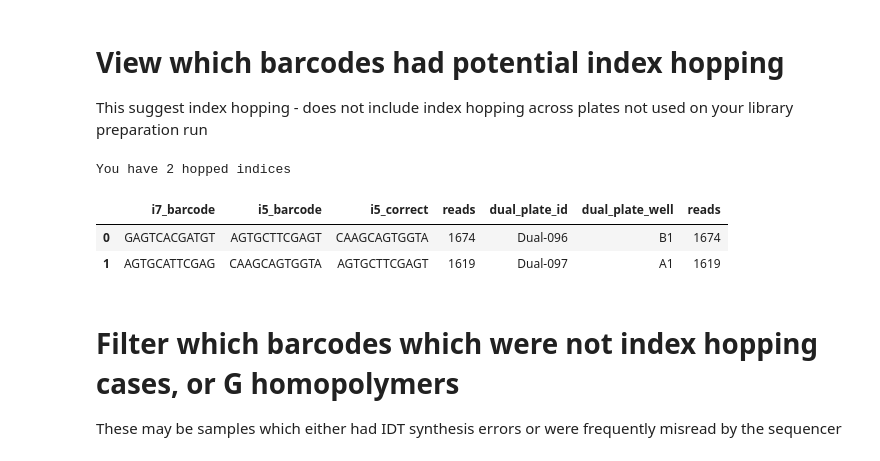
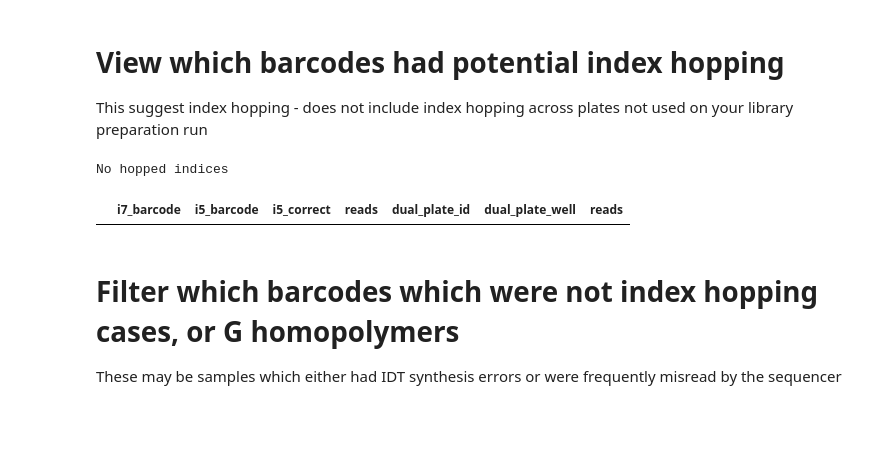
Before and after one commit to czbiohub/specialops, a Jupyter notebook: Barcode_Hopping/Processing_Undetermined_Script.ipynb, the cells around one changed output. Saved outputs shown, nothing was run; the diff lists cells and outputs as text; code cells hidden in the pictures; blank space fills up the shorter version.

```diff
--- a/Barcode_Hopping/Processing_Undetermined_Script.ipynb
+++ b/Barcode_Hopping/Processing_Undetermined_Script.ipynb
@@ -513,13 +513,16 @@ def top_undetermined_barcodes(undetermined_barcodes_df, num_top_barcodes):
     tally_subset = tally[0:num_top_barcodes].reset_index()
     tally_subset.columns = ['i7_barcode','i5_barcode','reads']
     return tally_subset
+# %%
+def check_barcode_length(top_undetermined, index_length):
+    if ((len(top_undetermined.loc[0]['i7_barcode']) and len(top_undetermined.loc[0]['i7_barcode'])) != index_length):
+        raise Exception("Index length does not match Undetermined barcode length.")
 # %%
 #FILTER OUT ANY UNDETERMINED THAT HAVE GGGGGGGGGGG IN THEM AND RETURN pull_barcodes()/top_undetermined_barcodes() DATAFRAME
 def filter_G_homopolymer_barcodes(top_undetermined):
     filtered = top_undetermined[(top_undetermined['i7_barcode']!='GGGGGGGGGGGG')
                                 & (top_undetermined['i5_barcode']!='GGGGGGGGGGGG')
-                                & (top_undetermined['i7_barcode'] !='GGGGGGGG')
-                                & (top_undetermined['i5_barcode'] !='GGGGGGGG')].reset_index()
+                                & (top_undetermined['i7_barcode'] !='GGGGGGGG') & (top_undetermined['i5_barcode'] !='GGGGGGGG')].reset_index()
     print(''.join(['Of ',str(len(top_undetermined)),' barcodes given, ', str(len(filtered)),' barcodes did not contain a G homopolymer.']))
     return filtered
 # %%
@@ -578,8 +582,8 @@ def TruSeq_dual_unique_filter(top_undetermined,sequencer,index_length):
 #IDENTIFY ANY TOP UNDETERMINED BARCODES FROM top_undetermined_barcodes() DATAFRAME WHICH MAY HAVE HOPPED ON THIS RUN AND RETURN DATAFRAME
 def hopped_indices(top_undetermined, dual_index_plates, sequencer, index_length):
     #check index len = undetermined length
-    if ((len(top_undetermined.loc[0]['i7_barcode']) and len(top_undetermined.loc[0]['i7_barcode'])) != index_length):
-        raise Exception("Index length does not match Undetermined barcode length.")
+    check_barcode_length(top_undetermined, index_length)
+
 
     #get column names
     i7_name, i5_name = get_column_names(sequencer, index_length)
@@ -608,8 +612,9 @@ def hopped_indices(top_undetermined, dual_index_plates, sequencer, index_length)
 
     if final_data.empty:
         print("No hopped indices")
+        return(final_data)
     else:
-        print(''.join(['You have ', str(len(final_data)), ' hopped indices']))
+        print(''.join(['You have ', str(len(final_data)), ' hopped barcodes']))
         return(final_data)
 # %%
 def filter_hopped_indices(filtered, hopped_index):
@@ -668,11 +681,11 @@ def match_i5_or_i7(leftover_indices,sequencer,index_length,dual_index_plates):
 # %% [markdown]
 # Set your index length, sequencer, number of undetermined barcodes you wish to investigate, your index plates, and your Undetermined file
 # %%
-index_length = 12;
+index_length = 8;
 sequencer = 'iSeq';
-number_undetermined_barcodes = 500;
+number_undetermined_barcodes = 10;
 index_plates = ["Dual-096","Dual-097","Dual-098","Dual-099"]
-file = "Undetermined_S0_R1_001.fastq"
+file = "Undetermined_S0_R1_001_Test_8bp.fastq"
 # %% [markdown]
 # Run to pull out all the barcodes from the Undetermined fastq
 # %%
@@ -760,13 +765,12 @@ dualuniq_G_filtered
 # View which barcodes had potential index hopping
 This suggest index hopping - does not include index hopping across plates not used on your library preparation run
 # %%
-hopped_index = hopped_indices(G_filtered,index_plates,sequencer, 12)
+hopped_index = hopped_indices(G_filtered,index_plates,sequencer, index_length)
+hopped_index.to_csv("Hopped_Indices.csv")
 hopped_index
 # %% [output]
-You have 2 hopped indices
+No hopped indices
 |  | i7_barcode | i5_barcode | i5_correct | reads | dual_plate_id | dual_plate_well | reads |
-| 0 | GAGTCACGATGT | AGTGCTTCGAGT | CAAGCAGTGGTA | 1674 | Dual-096 | B1 | 1674 |
-| 1 | AGTGCATTCGAG | CAAGCAGTGGTA | AGTGCTTCGAGT | 1619 | Dual-097 | A1 | 1619 |
 # %% [markdown]
 # Filter which barcodes which were not index hopping cases, or G homopolymers
 These may be samples which either had IDT synthesis errors or were frequently misread by the sequencer
```
Also changed, not shown: parts of 11 cells of this notebook, 6 other files.
